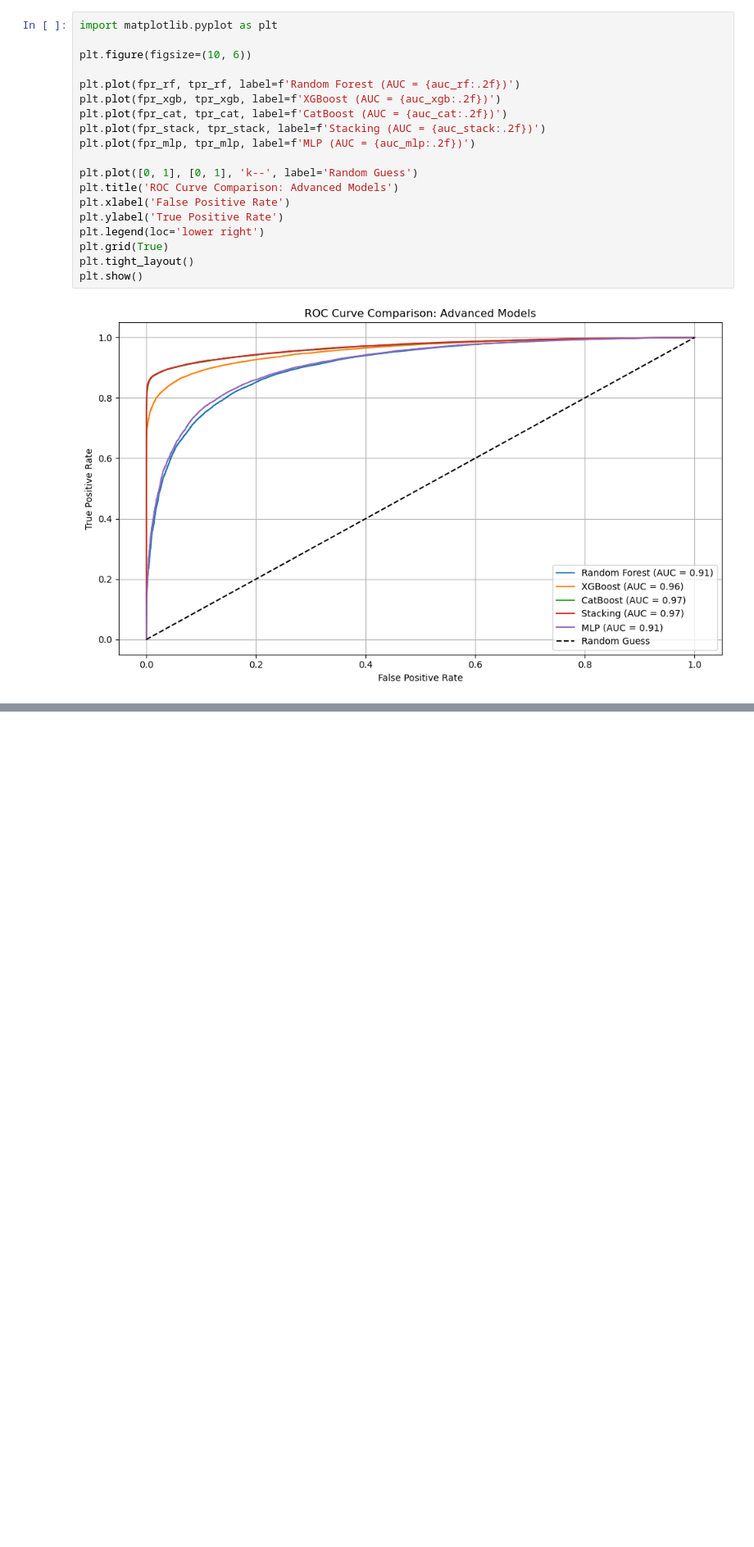
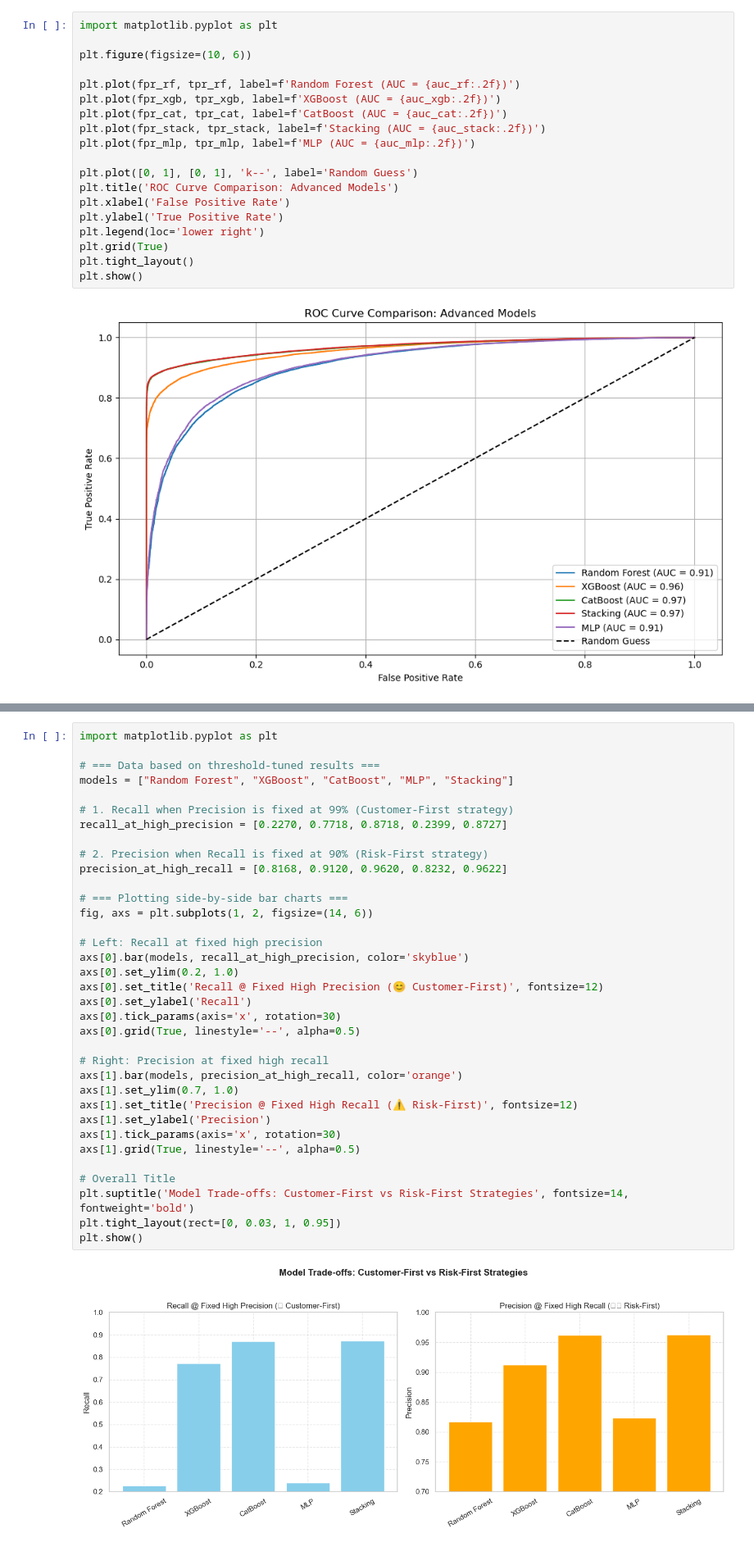
Before and after one commit to dhanashri-dotcom/bankloan-default-prediction, a Jupyter notebook: notebooks/Loan_Default_Prediction.ipynb, the cells around one changed output, grey strips where cells are left out. Shown at 82% size. Cells and saved outputs as stored; diff of their text form; blank space fills up the shorter version.

Commit message:
Adding code to decide business strategies

```diff
--- a/notebooks/Loan_Default_Prediction.ipynb
+++ b/notebooks/Loan_Default_Prediction.ipynb
@@ -804,0 +906,37 @@ plt.show()
+# %%
+import matplotlib.pyplot as plt
+
+# === Data based on threshold-tuned results ===
+models = ["Random Forest", "XGBoost", "CatBoost", "MLP", "Stacking"]
+
+# 1. Recall when Precision is fixed at 99% (Customer-First strategy)
+recall_at_high_precision = [0.2270, 0.7718, 0.8718, 0.2399, 0.8727]
+
+# 2. Precision when Recall is fixed at 90% (Risk-First strategy)
+precision_at_high_recall = [0.8168, 0.9120, 0.9620, 0.8232, 0.9622]
+
+# === Plotting side-by-side bar charts ===
+fig, axs = plt.subplots(1, 2, figsize=(14, 6))
+
+# Left: Recall at fixed high precision
+axs[0].bar(models, recall_at_high_precision, color='skyblue')
+axs[0].set_ylim(0.2, 1.0)
+axs[0].set_title('Recall @ Fixed High Precision (😊 Customer-First)', fontsize=12)
+axs[0].set_ylabel('Recall')
+axs[0].tick_params(axis='x', rotation=30)
+axs[0].grid(True, linestyle='--', alpha=0.5)
+
+# Right: Precision at fixed high recall
+axs[1].bar(models, precision_at_high_recall, color='orange')
+axs[1].set_ylim(0.7, 1.0)
+axs[1].set_title('Precision @ Fixed High Recall (⚠️ Risk-First)', fontsize=12)
+axs[1].set_ylabel('Precision')
+axs[1].tick_params(axis='x', rotation=30)
+axs[1].grid(True, linestyle='--', alpha=0.5)
+
+# Overall Title
+plt.suptitle('Model Trade-offs: Customer-First vs Risk-First Strategies', fontsize=14, fontweight='bold')
+plt.tight_layout(rect=[0, 0.03, 1, 0.95])
+plt.show()
+# %% [output]
+[figure, added]
```
Also changed, not shown: parts of 2 cells of this notebook.
